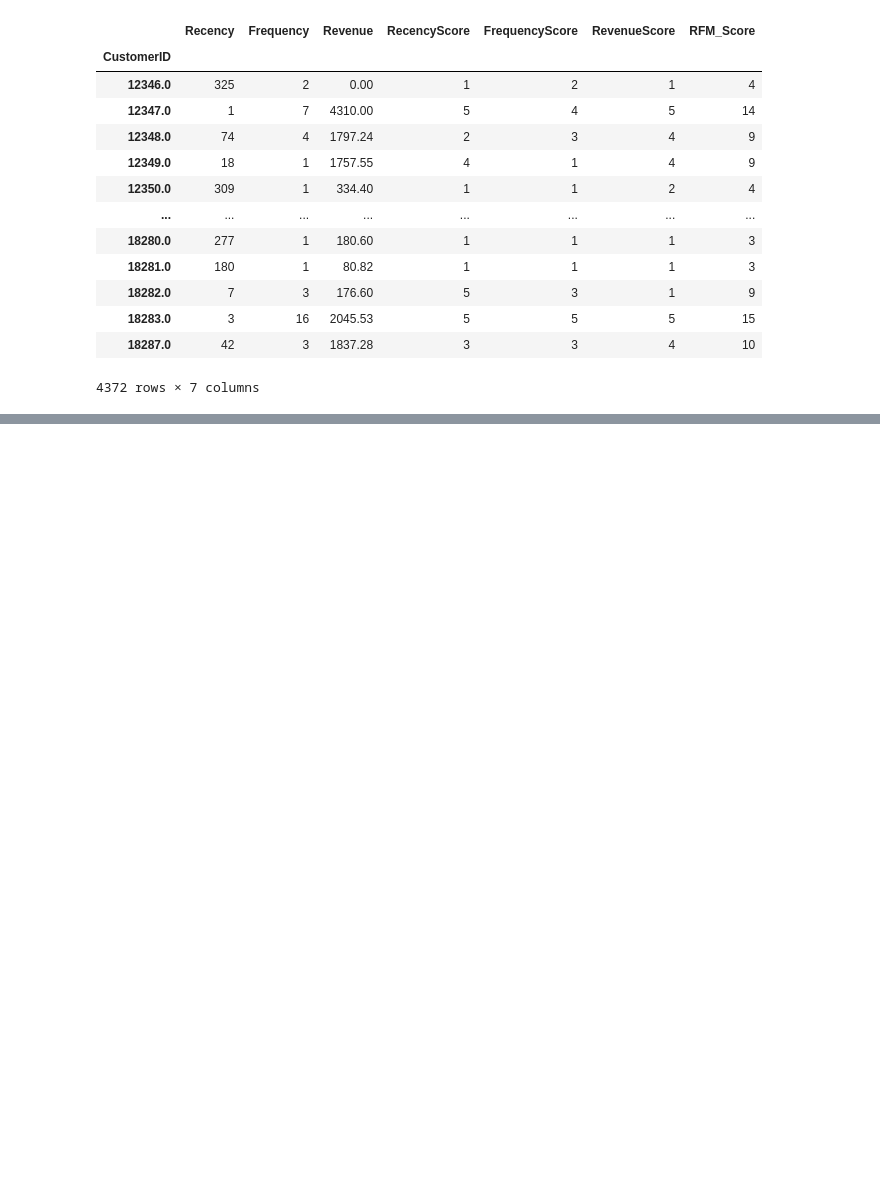
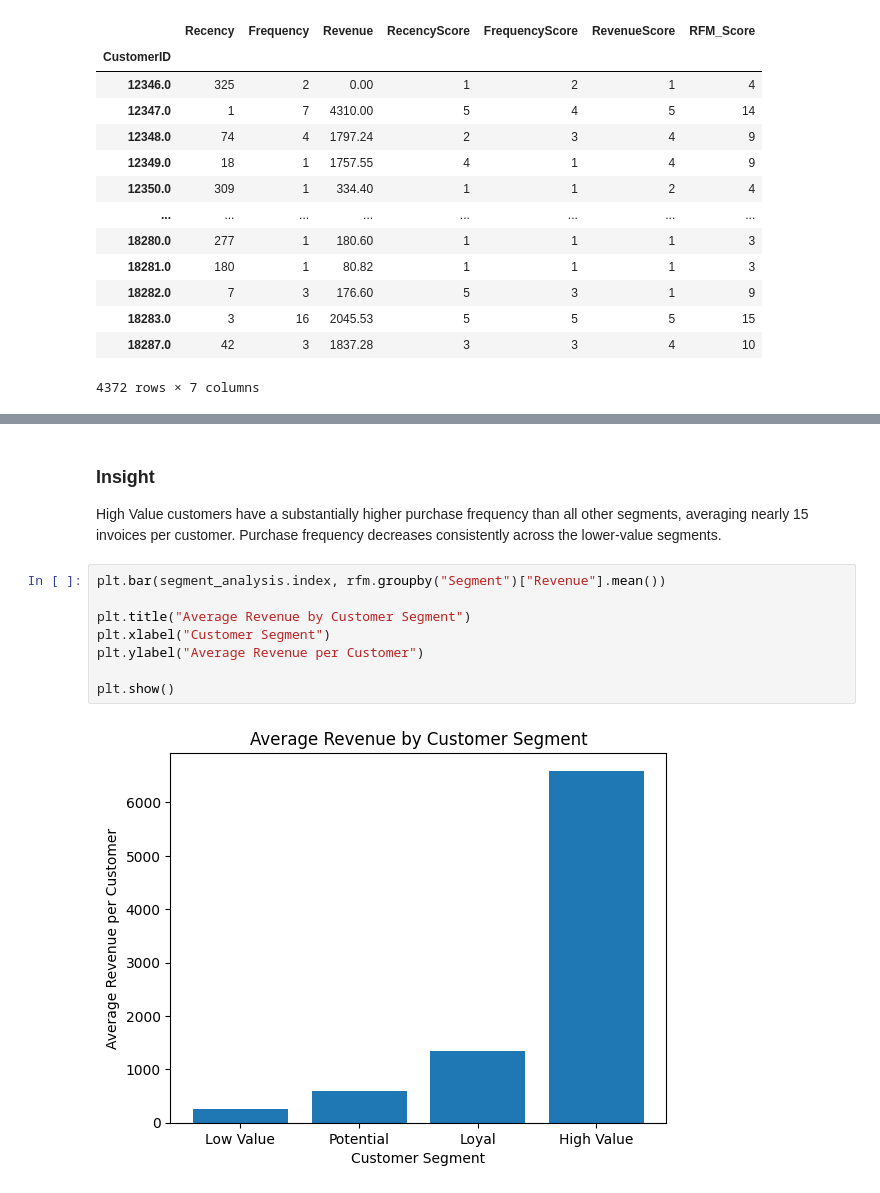
Before and after one commit to aylinshojazade/online-retail-analysis, a Jupyter notebook: analysis.ipynb, the cells around one changed output, grey strips where cells are left out. Cells and saved outputs as stored; diff of their text form; blank space fills up the shorter version.

```diff
--- a/analysis.ipynb
+++ b/analysis.ipynb
@@ -1799,0 +1934,14 @@ Name: count, dtype: int64
+# %% [markdown]
+### Insight
+
+High Value customers have a substantially higher purchase frequency than all other segments, averaging nearly 15 invoices per customer. Purchase frequency decreases consistently across the lower-value segments.
+# %%
+plt.bar(segment_analysis.index, rfm.groupby("Segment")["Revenue"].mean())
+
+plt.title("Average Revenue by Customer Segment")
+plt.xlabel("Customer Segment")
+plt.ylabel("Average Revenue per Customer")
+
+plt.show()
+# %% [output]
+[figure, added]
```
Also changed, not shown: parts of 19 cells of this notebook.
